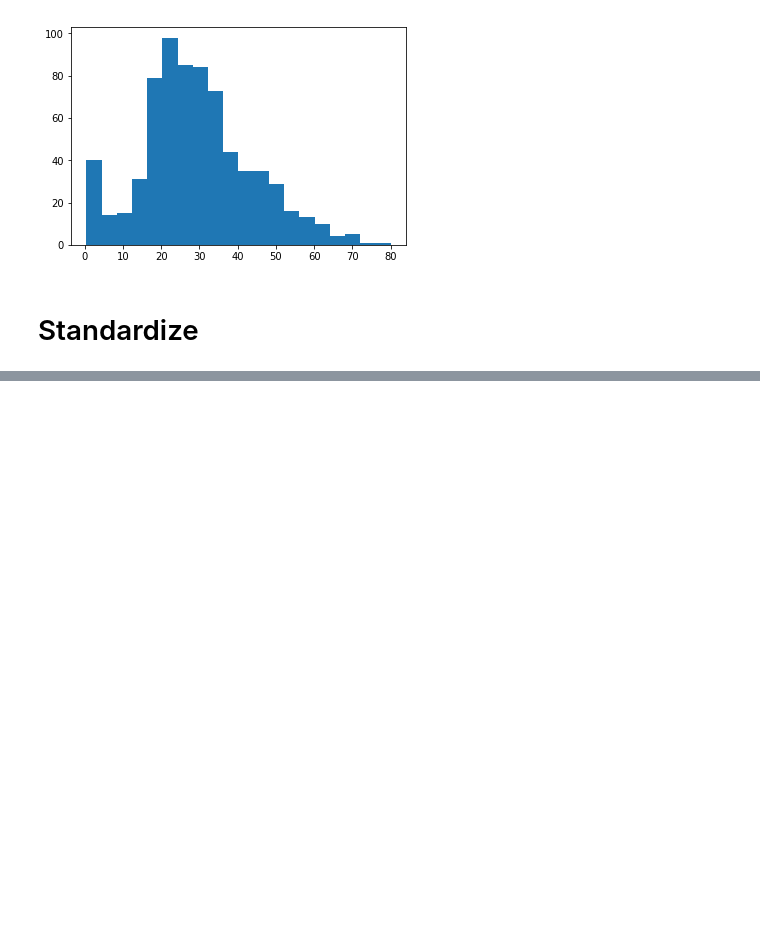
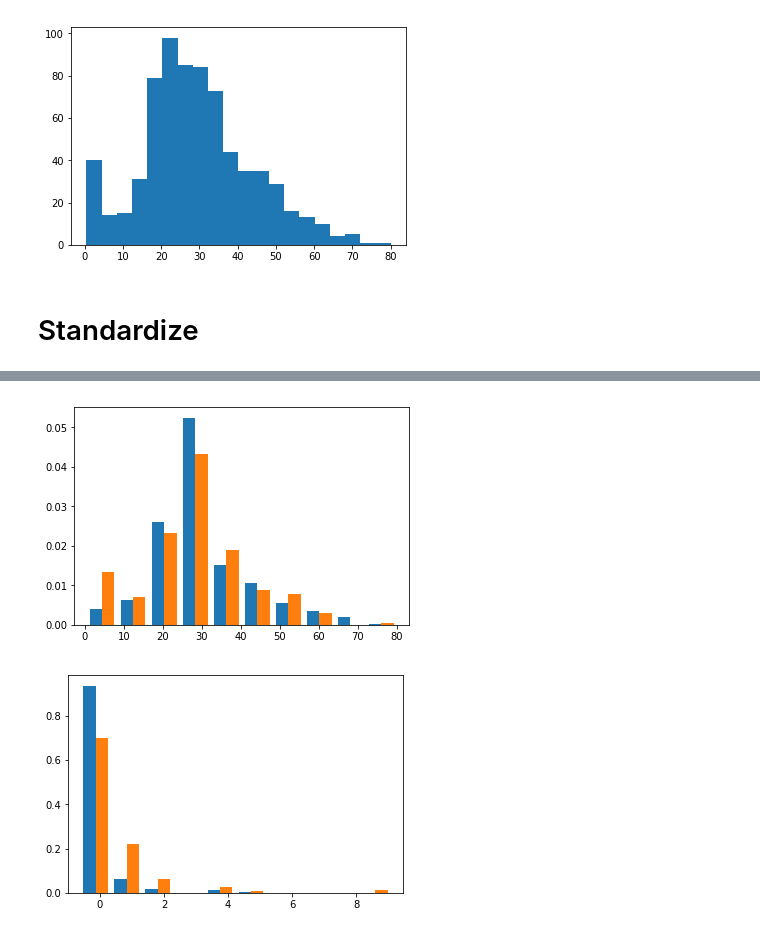
Before and after one commit to tanmoylaskar/ML, a Jupyter notebook: PyML/titanic/titanic.ipynb, the cells around one changed output, grey strips where cells are left out. Saved outputs shown, nothing was run; the diff lists cells and outputs as text; code cells hidden in the pictures; blank space fills up the shorter version.

```diff
--- a/PyML/titanic/titanic.ipynb
+++ b/PyML/titanic/titanic.ipynb
@@ -91,0 +98,6 @@ X_test_std = stdsc.transform(X_test)
+# %%
+plt.hist([train['Age'][train['Survived']==0],train['Age'][train['Survived']==1]],normed=True); plt.show()
+plt.hist([X_train_std[:,5][y_train==0],X_train_std[:,5][y_train==1]],normed=True); plt.show()
+# %% [output]
+[figure, added]
+[figure, added]
```
Also changed, not shown: parts of 8 cells of this notebook.
